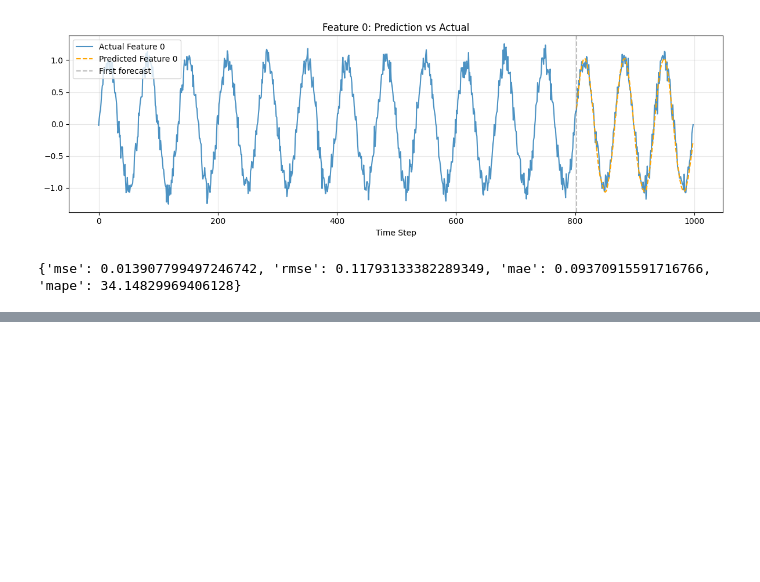
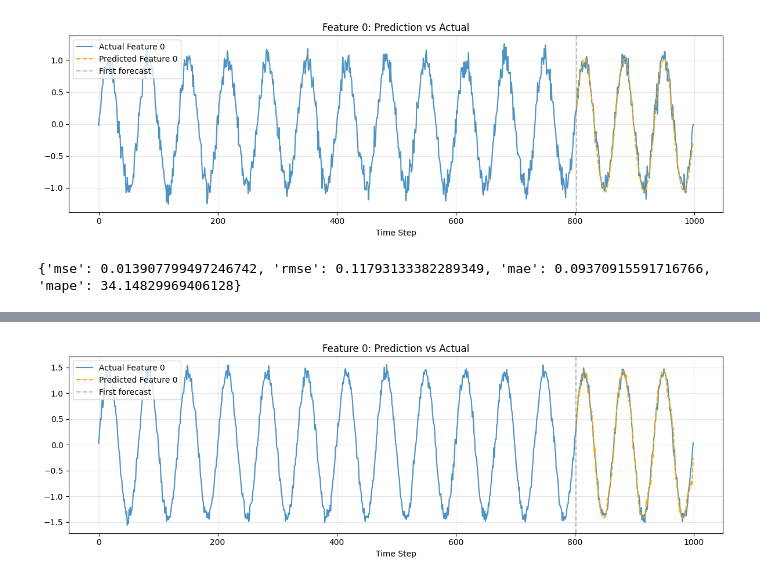
Before and after one commit to lseman/foreblocks, a Jupyter notebook: examples/seq2seq.ipynb, the cells around one changed output, grey strips where cells are left out. Cells and saved outputs as stored; diff of their text form; code cells hidden in the pictures; blank space fills up the shorter version.

```diff
--- a/examples/seq2seq.ipynb
+++ b/examples/seq2seq.ipynb
@@ -219,3 +219,85 @@ In file included from /usr/include/bits/libc-header-start.h:33,
       |          ^~~~~~~~~~~~~~~
 [figure]
 {'mse': 0.013907799497246742, 'rmse': 0.11793133382289349, 'mae': 0.09370915591716766, 'mape': 34.14829969406128}
+# %%
+import torch
+import torch.nn as nn
+import numpy as np
+from torch.utils.data import DataLoader, TensorDataset
+
+from foreblocks import Trainer
+from foreblocks.transformer.popular.oryx import OryxTransformer
+
+# Synthetic sequence training example for Oryx.
+torch.manual_seed(0)
+np.random.seed(0)
+
+seq_len = 50
+pred_len = 10
+batch_size = 64
+num_epochs = 80
+
+class OryxForecastModel(nn.Module):
+    def __init__(self):
+        super().__init__()
+        self.input_proj = nn.Linear(1, 16)
+        self.oryx = OryxTransformer(
+            num_layers=2,
+            d_model=16,
+            n_heads=4,
+            d_ff=64,
+            dropout=0.1,
+            attention_type="standard",
+            linear_mode="gdn",
+            use_short_conv=True,
+            conv_kernel=3,
+            gate=True,
+            norm_type="rms",
+        )
+        self.output_proj = nn.Sequential(
+            nn.Linear(16, 64),
+            nn.SiLU(),
+            nn.Linear(64, 1),
+        )
+
+    def forward(self, X, y=None, time_feat=None, epoch=None, meta=None):
+        x = self.input_proj(X)
+        out, _ = self.oryx(x, mode="gdn")
+        out = out[:, -pred_len :, :]
+        return self.output_proj(out)
+
+
+model = OryxForecastModel()
+trainer = Trainer(
+    model,
+    optimizer=torch.optim.Adam(model.parameters(), lr=1e-3),
+    criterion=nn.MSELoss(),
+)
+
+# Generate a synthetic sinusoidal series.
+total_len = 1000
+series = torch.sin(torch.linspace(0, 30 * torch.pi, total_len)).unsqueeze(-1)
+series += 0.05 * torch.randn_like(series)
+series = (series - series.mean()) / series.std()
+
+# Build windows where the model predicts the next pred_len steps from the previous seq_len values.
+X = []
+Y = []
+for i in range(total_len - seq_len - pred_len + 1):
+    X.append(series[i : i + seq_len])
+    Y.append(series[i + seq_len : i + seq_len + pred_len])
+X = torch.stack(X)
+Y = torch.stack(Y)
+
+train_size = int(0.8 * len(X))
+X_train, Y_train = X[:train_size], Y[:train_size]
+X_val, Y_val = X[train_size:], Y[train_size:]
+
+train_loader = DataLoader(TensorDataset(X_train, Y_train), batch_size=batch_size, shuffle=True)
+val_loader = DataLoader(TensorDataset(X_val, Y_val), batch_size=batch_size)
+
+trainer.train(train_loader, val_loader=val_loader, epochs=num_epochs)
+trainer.plot_prediction(X_val, Y_val, full_series=series, offset=train_size, stride=1)
+metrics = trainer.metrics(X_val, Y_val)
+print(metrics)
+# %% [output]
@@ -221,0 +305 @@ In file included from /usr/include/bits/libc-header-start.h:33,
+[figure, added]
```
Also changed, not shown: parts of 1 cell of this notebook, 47 other files.
